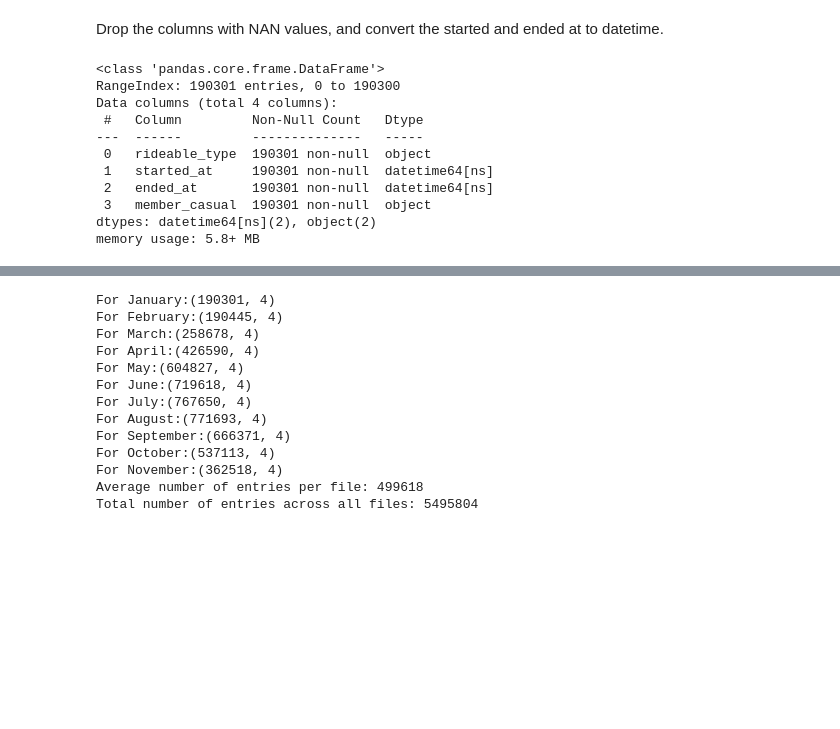
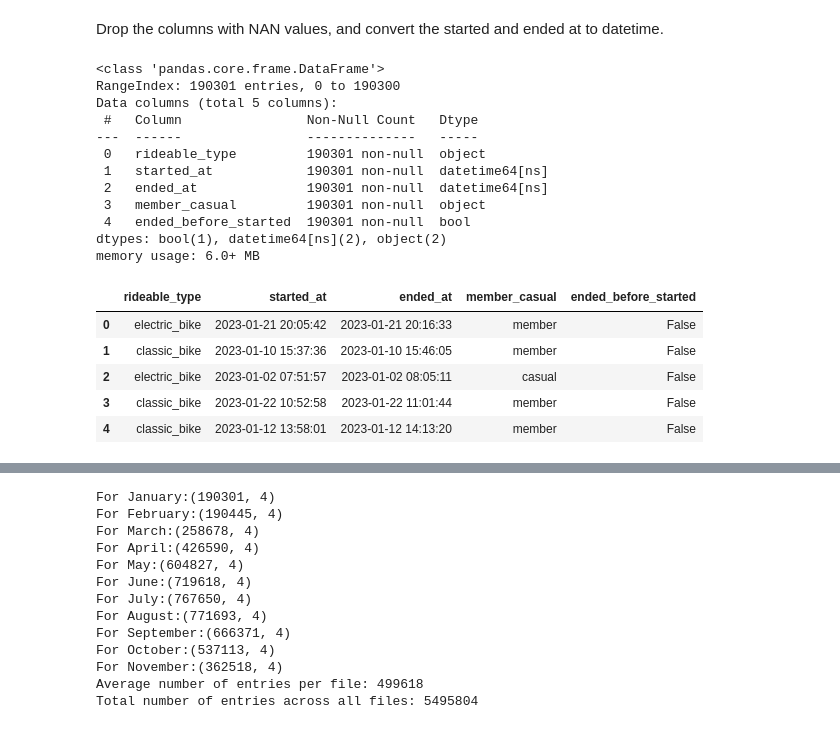
Before and after one commit to SummerKassem/BikeShareCS, a Jupyter notebook: Code/cleaning.ipynb, the cells around one changed output, grey strips where cells are left out. Saved outputs shown, nothing was run; the diff lists cells and outputs as text; code cells hidden in the pictures; blank space fills up the shorter version.

```diff
--- a/Code/cleaning.ipynb
+++ b/Code/cleaning.ipynb
@@ -252,14 +251,0 @@ cleaned_data = clean_data(data)
-# %%
-cleaned_data['January'].info()
-# %% [output]
-<class 'pandas.core.frame.DataFrame'>
-RangeIndex: 190301 entries, 0 to 190300
-Data columns (total 4 columns):
- #   Column         Non-Null Count   Dtype
----  ------         --------------   -----
- 0   rideable_type  190301 non-null  object
- 1   started_at     190301 non-null  datetime64[ns]
- 2   ended_at       190301 non-null  datetime64[ns]
- 3   member_casual  190301 non-null  object
-dtypes: datetime64[ns](2), object(2)
-memory usage: 5.8+ MB
@@ -265,0 +254,22 @@ memory usage: 5.8+ MB
+# %%
+cleaned_data1['January'].info()
+cleaned_data1['January'].head()
+# %% [output]
+<class 'pandas.core.frame.DataFrame'>
+RangeIndex: 190301 entries, 0 to 190300
+Data columns (total 5 columns):
+ #   Column                Non-Null Count   Dtype
+---  ------                --------------   -----
+ 0   rideable_type         190301 non-null  object
+ 1   started_at            190301 non-null  datetime64[ns]
+ 2   ended_at              190301 non-null  datetime64[ns]
+ 3   member_casual         190301 non-null  object
+ 4   ended_before_started  190301 non-null  bool
+dtypes: bool(1), datetime64[ns](2), object(2)
+memory usage: 6.0+ MB
+|  | rideable_type | started_at | ended_at | member_casual | ended_before_started |
+| 0 | electric_bike | 2023-01-21 20:05:42 | 2023-01-21 20:16:33 | member | False |
+| 1 | classic_bike | 2023-01-10 15:37:36 | 2023-01-10 15:46:05 | member | False |
+| 2 | electric_bike | 2023-01-02 07:51:57 | 2023-01-02 08:05:11 | casual | False |
+| 3 | classic_bike | 2023-01-22 10:52:58 | 2023-01-22 11:01:44 | member | False |
+| 4 | classic_bike | 2023-01-12 13:58:01 | 2023-01-12 14:13:20 | member | False |
```
Also changed, not shown: parts of 13 cells of this notebook, 10 other files.
